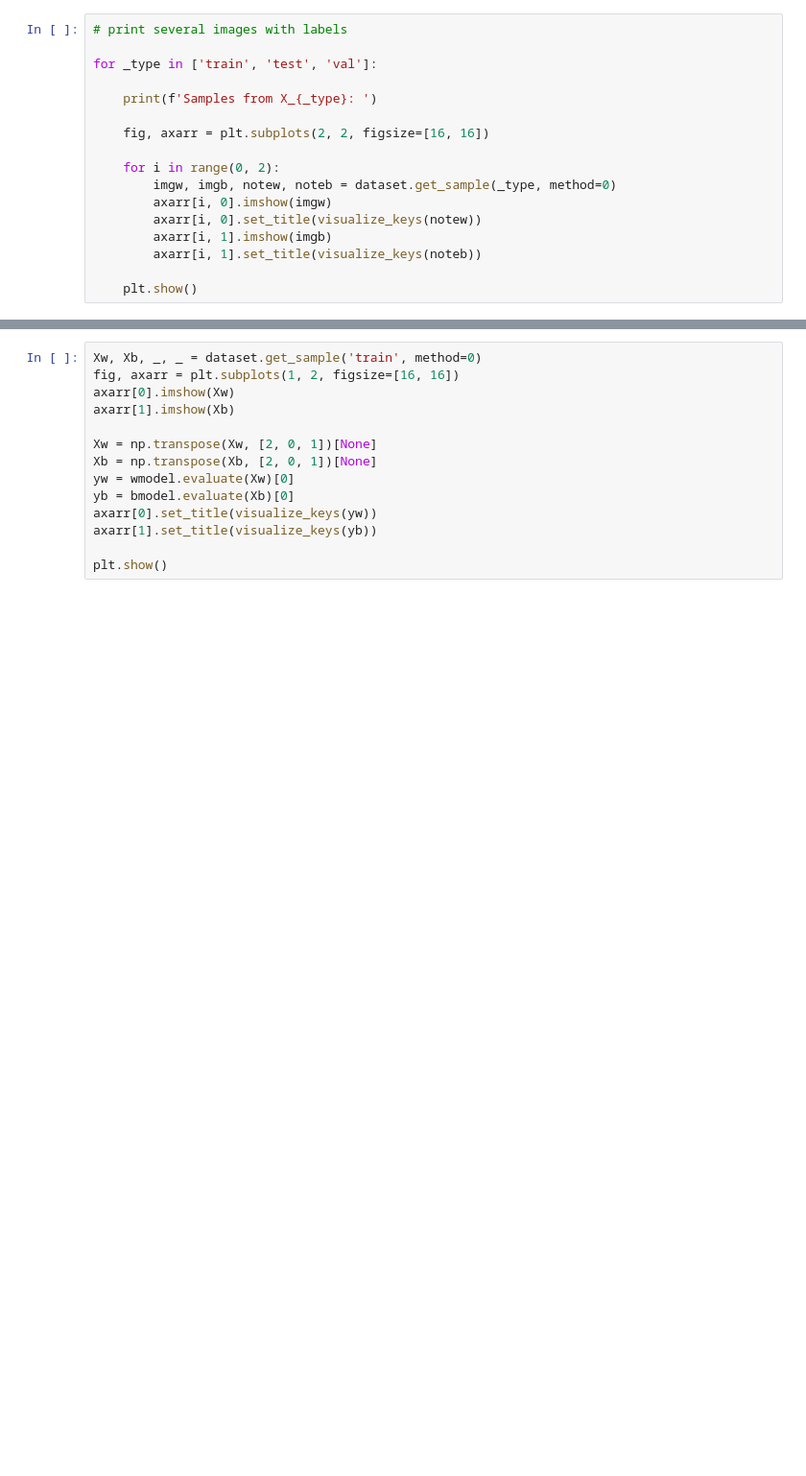
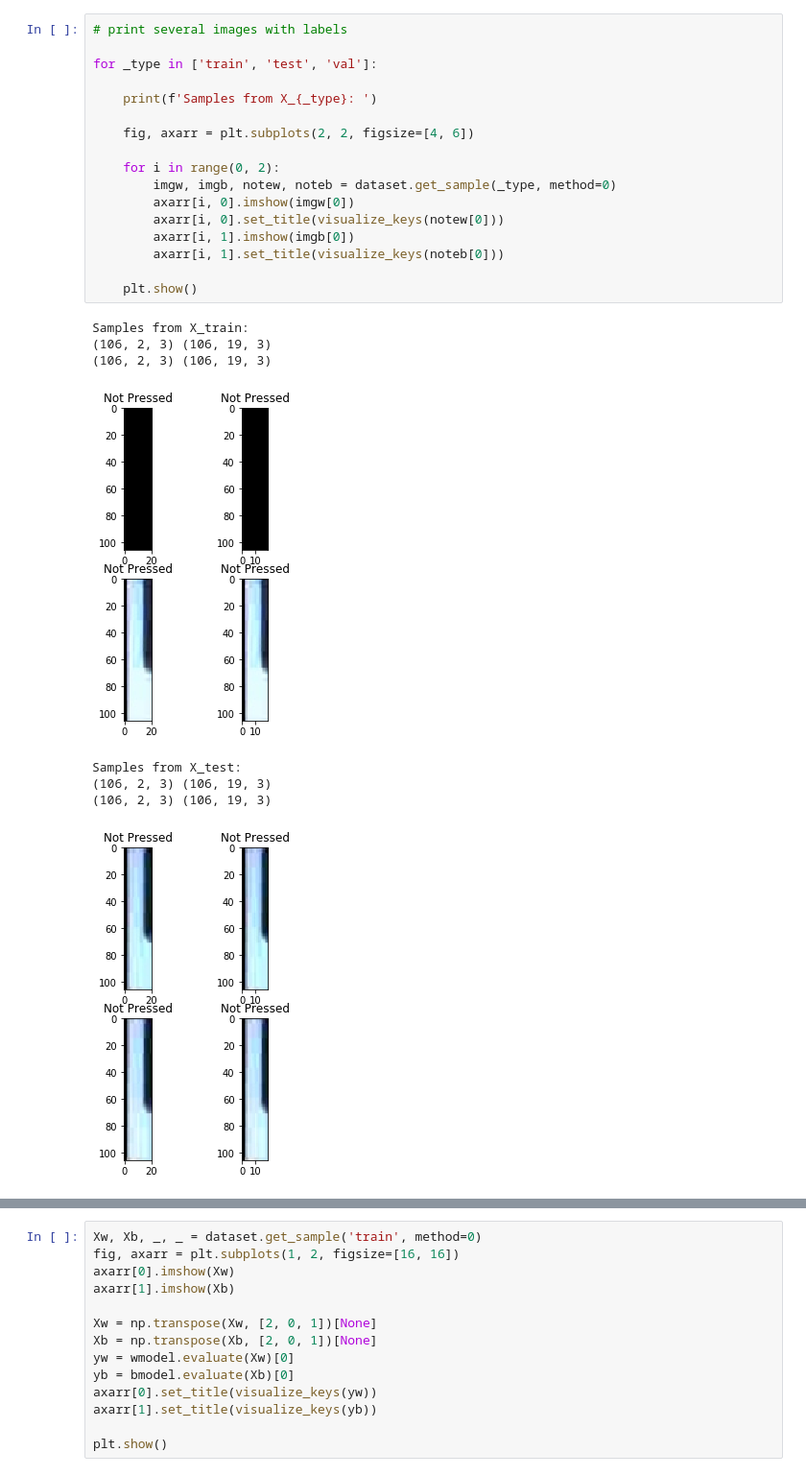
Before and after one commit to ppfish45/AI-Pianist, a Jupyter notebook: models/run_recognition_BnW.ipynb, the cells around one changed output, grey strips where cells are left out. Shown at 96% size. Saved outputs shown, nothing was run; the diff lists cells and outputs as text; blank space fills up the shorter version.

Commit message:
update keypress_recognition and figures

```diff
--- a/models/run_recognition_BnW.ipynb
+++ b/models/run_recognition_BnW.ipynb
@@ -18,17 +22,26 @@ Pressed
 # %%
 # print several images with labels
 
 for _type in ['train', 'test', 'val']:
 
     print(f'Samples from X_{_type}: ')
 
-    fig, axarr = plt.subplots(2, 2, figsize=[16, 16])
+    fig, axarr = plt.subplots(2, 2, figsize=[4, 6])
 
     for i in range(0, 2):
         imgw, imgb, notew, noteb = dataset.get_sample(_type, method=0)
-        axarr[i, 0].imshow(imgw)
-        axarr[i, 0].set_title(visualize_keys(notew))
-        axarr[i, 1].imshow(imgb)
-        axarr[i, 1].set_title(visualize_keys(noteb))
+        axarr[i, 0].imshow(imgw[0])
+        axarr[i, 0].set_title(visualize_keys(notew[0]))
+        axarr[i, 1].imshow(imgb[0])
+        axarr[i, 1].set_title(visualize_keys(noteb[0]))
 
     plt.show()
+# %% [output]
+Samples from X_train:
+(106, 2, 3) (106, 19, 3)
+(106, 2, 3) (106, 19, 3)
+[figure, added]
+Samples from X_test:
+(106, 2, 3) (106, 19, 3)
+(106, 2, 3) (106, 19, 3)
+[figure, added]
```
Also changed, not shown: parts of 7 cells of this notebook, 5 other files.
